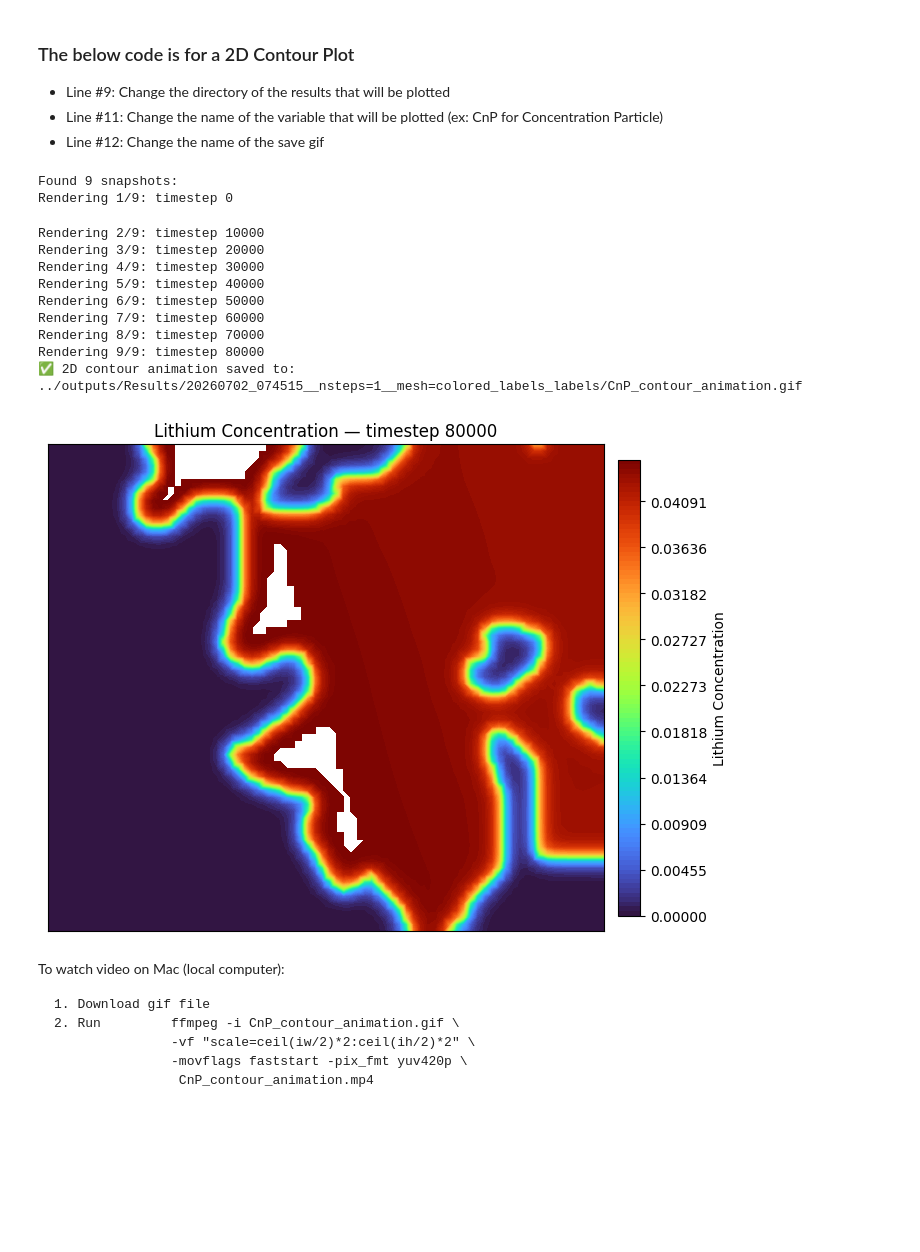
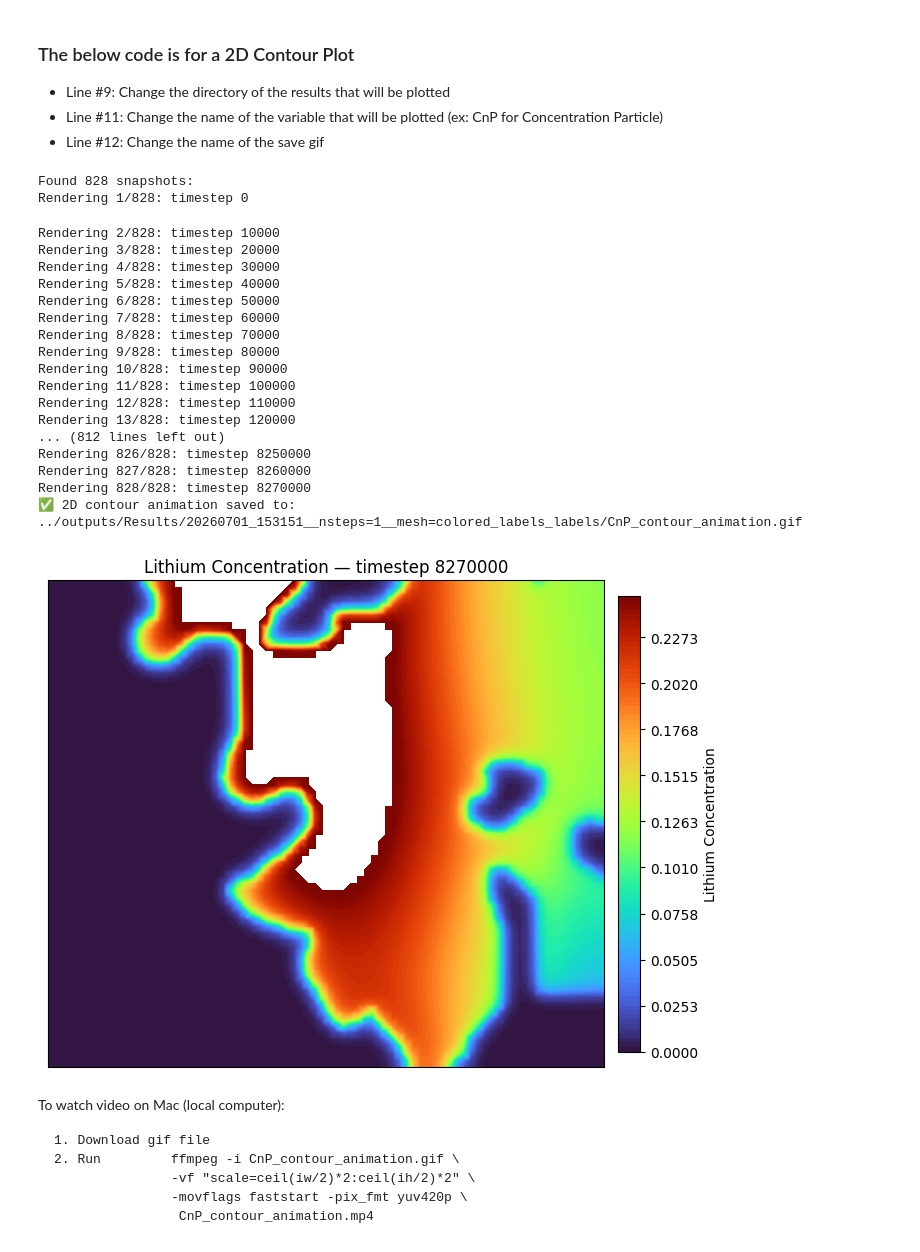
Before and after one commit to trahman64/BESFEM, a Jupyter notebook: plotting/timestep_plot.ipynb, the cells around one changed output. Saved outputs shown, nothing was run; the diff lists cells and outputs as text; code cells hidden in the pictures; blank space fills up the shorter version.

```diff
--- a/plotting/timestep_plot.ipynb
+++ b/plotting/timestep_plot.ipynb
@@ -17,7 +17,7 @@ from matplotlib.colors import Normalize
 
 
 # --- USER SETTINGS ---
-result_dir = "../outputs/Results/20260630_082408__nsteps=1__mesh=colored_labels_labels"
+result_dir = "../outputs/Results/20260615_111721__nsteps=200001__mesh=colored_labels_labels"
 mesh_file = os.path.join(result_dir, "pmesh_00000")
 pattern = os.path.join(result_dir, "phE_[0-9]*")  # skip gif output
 output_gif = os.path.join(result_dir, "phE_animation.gif")
@@ -116,11 +116,10 @@ import glob, os
 from matplotlib.colors import Normalize
 
 # --- USER SETTINGS ---
-result_dir = "../outputs/Results/20260702_091120__nsteps=1__mesh=colored_labels_labels"
+result_dir = "../outputs/Results/20260702_111746__nsteps=1__mesh=colored_labels_labels"
 mesh_file = os.path.join(result_dir, "pmesh")
 # mesh_file = os.path.join("../MSU_HPCC/pmesh")
 pattern = os.path.join(result_dir, "CnP_total_[0-9]*")
-# pattern = os.path.join(result_dir, "CnC_1_[0-9]*")
 output_gif = os.path.join(result_dir, "CnP_contour_animation.gif")
 
 # --- Load mesh once --/
@@ -144,7 +143,7 @@ def get_timestep(fname):
 
 files = sorted(files, key=get_timestep)
 files = [f for f in files if os.path.basename(f).split("_")[-1].isdigit()]
-files = [f for f in files if get_timestep(f) % 10000 == 0]
+# files = [f for f in files if get_timestep(f) % 1000 == 0]
 
 print(f"Found {len(files)} snapshots:")
 
@@ -155,8 +154,8 @@ ax.set_xticks([]); ax.set_yticks([])
 plt.tight_layout()
 
 # ✅ Fixed normalization and levels
-norm = Normalize(vmin=0.0, vmax=0.05)
-levels = np.linspace(0, 0.05, 100)
+norm = Normalize(vmin=0.0, vmax=0.25)
+levels = np.linspace(0, 0.25, 100)
 
 # Dummy contour for fixed 0–1 colorbar
 dummy = ax.tricontourf(X, Y, np.zeros_like(X), levels=levels, cmap='turbo', norm=norm)
@@ -164,46 +163,54 @@ cbar = fig.colorbar(dummy, ax=ax, shrink=0.8, pad=0.02)
 cbar.set_label("Lithium Concentration")
 ax.clear()
 
 # --- Create GIF writer ---
 with imageio.get_writer(output_gif, mode='I', fps=5) as writer:
     for i, fname in enumerate(files):
         step_str = os.path.basename(fname).split("_")[-1]
         timestep = int(step_str)
         print(f"Rendering {i+1}/{len(files)}: timestep {timestep}")
 
         # Load MFEM GridFunction data
         gf = mfem.GridFunction(mesh, fname)
         Z = gf.GetDataArray()
 
-        Z = np.clip(Z, 0.0, 0.05) # Forcing values within [0, 1.0]
+        Z = np.clip(Z, 0.0, 0.25) # Forcing values within [0, 1.0]
 
         ax.clear()
         cntr = ax.tricontourf(X, Y, Z, levels=levels, cmap='turbo', norm=norm)
         ax.set_aspect('equal', adjustable='box')
         ax.set_xticks([]); ax.set_yticks([])
         ax.set_title(f"Lithium Concentration — timestep {timestep}")
 
         # Save frame to temp file
         frame_path = "temp_frame.png"
         plt.savefig(frame_path, dpi=100, bbox_inches='tight')
         writer.append_data(imageio.imread(frame_path))
 
 # Clean up temporary frame
 os.remove("temp_frame.png")
 print(f"✅ 2D contour animation saved to: {output_gif}")
 # %% [output]
-Found 9 snapshots:
-Rendering 1/9: timestep 0
+Found 828 snapshots:
+Rendering 1/828: timestep 0
-Rendering 2/9: timestep 10000
-Rendering 3/9: timestep 20000
-Rendering 4/9: timestep 30000
-Rendering 5/9: timestep 40000
-Rendering 6/9: timestep 50000
-Rendering 7/9: timestep 60000
-Rendering 8/9: timestep 70000
-Rendering 9/9: timestep 80000
-✅ 2D contour animation saved to: ../outputs/Results/20260702_074515__nsteps=1__mesh=colored_labels_labels/CnP_contour_animation.gif
+Rendering 2/828: timestep 10000
+Rendering 3/828: timestep 20000
+Rendering 4/828: timestep 30000
+Rendering 5/828: timestep 40000
+Rendering 6/828: timestep 50000
+Rendering 7/828: timestep 60000
+Rendering 8/828: timestep 70000
+Rendering 9/828: timestep 80000
+Rendering 10/828: timestep 90000
+Rendering 11/828: timestep 100000
+Rendering 12/828: timestep 110000
+Rendering 13/828: timestep 120000
+... (812 lines left out)
+Rendering 826/828: timestep 8250000
+Rendering 827/828: timestep 8260000
+Rendering 828/828: timestep 8270000
+✅ 2D contour animation saved to: ../outputs/Results/20260701_153151__nsteps=1__mesh=colored_labels_labels/CnP_contour_animation.gif
-[figure, old version]
+[figure, new version]
 # %% [markdown]
 To watch video on Mac (local computer):
 
```
Also changed, not shown: 2 other files.
